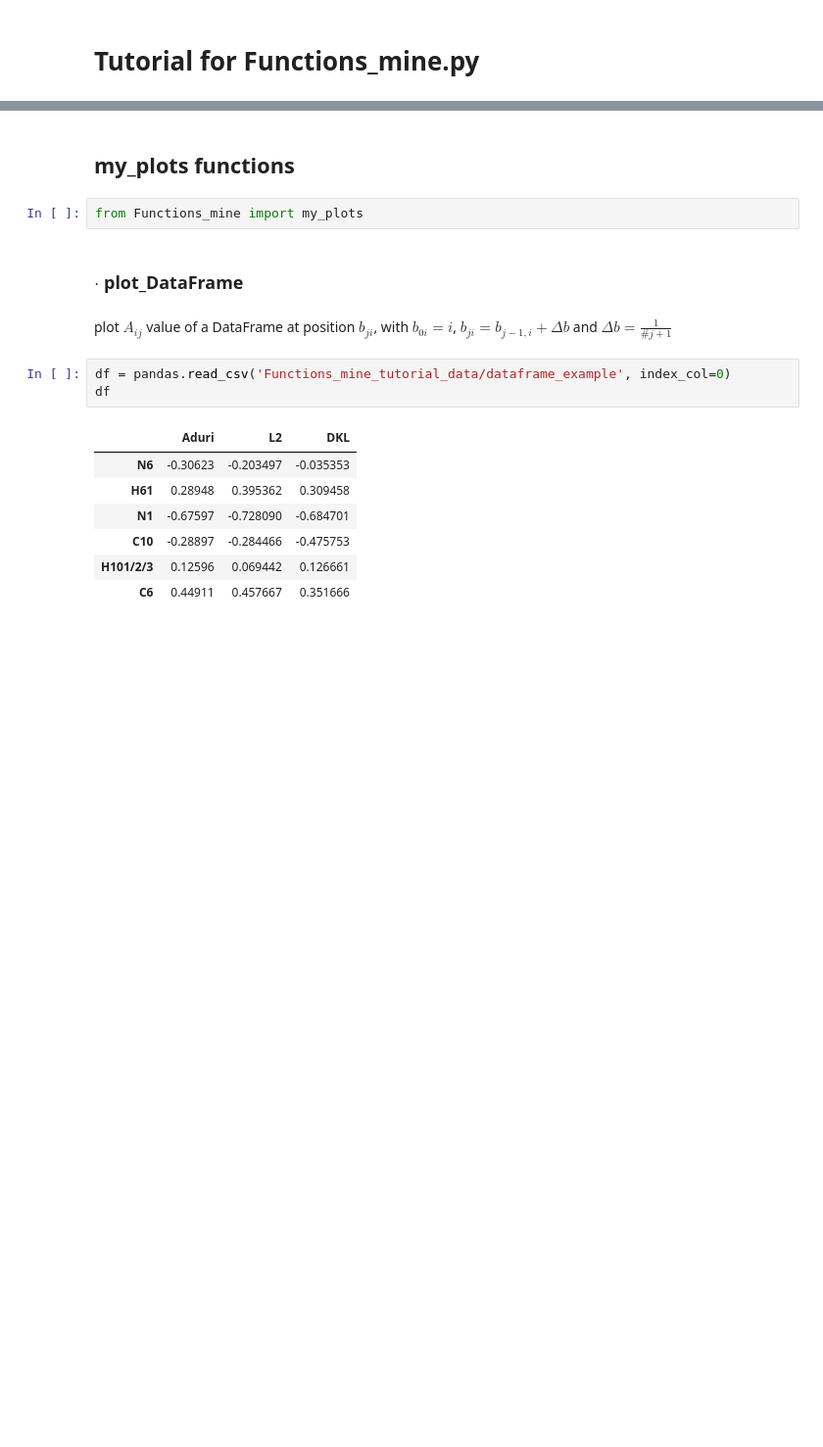
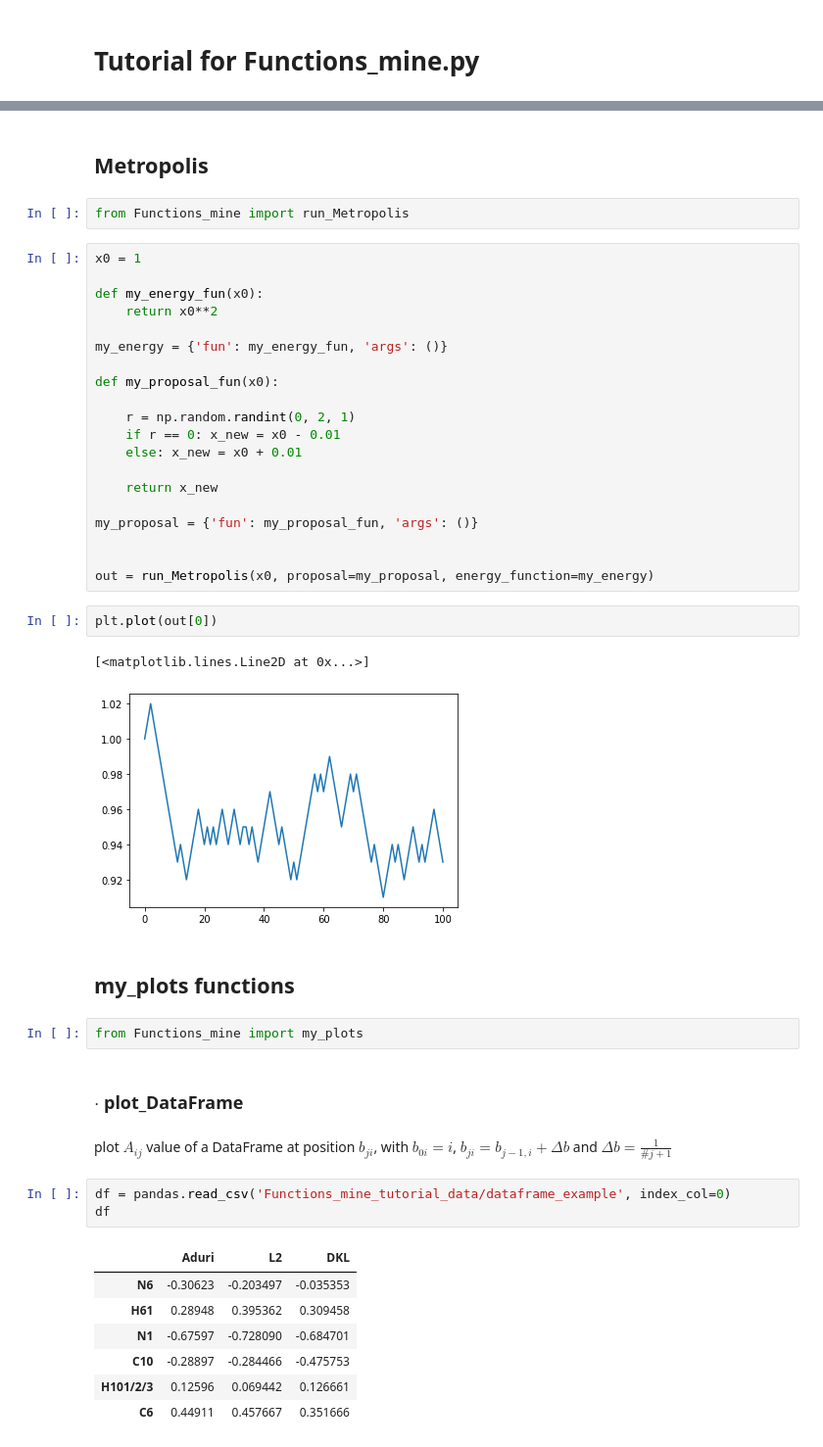
Before and after one commit to IvanGilardoni/my_scripts, a Jupyter notebook: Functions_mine_tutorial.ipynb, the cells around one changed output, grey strips where cells are left out. Shown at 98% size. Cells and saved outputs as stored; diff of their text form; blank space fills up the shorter version.

```diff
--- a/Functions_mine_tutorial.ipynb
+++ b/Functions_mine_tutorial.ipynb
@@ -6,3 +108,32 @@ import matplotlib.pyplot as plt
+# %% [markdown]
+## Metropolis
+# %%
+from Functions_mine import run_Metropolis
+# %%
+x0 = 1
+
+def my_energy_fun(x0):
+    return x0**2
+
+my_energy = {'fun': my_energy_fun, 'args': ()}
+
+def my_proposal_fun(x0):
+
+    r = np.random.randint(0, 2, 1)
+    if r == 0: x_new = x0 - 0.01
+    else: x_new = x0 + 0.01
+
+    return x_new
+
+my_proposal = {'fun': my_proposal_fun, 'args': ()}
+
+
+out = run_Metropolis(x0, proposal=my_proposal, energy_function=my_energy)
+# %%
+plt.plot(out[0])
+# %% [output]
+[<matplotlib.lines.Line2D at 0x...>]
+[figure, added]
 # %% [markdown]
 ## my_plots functions
 # %%
```
Also changed, not shown: parts of 20 cells of this notebook, 4 other files.
